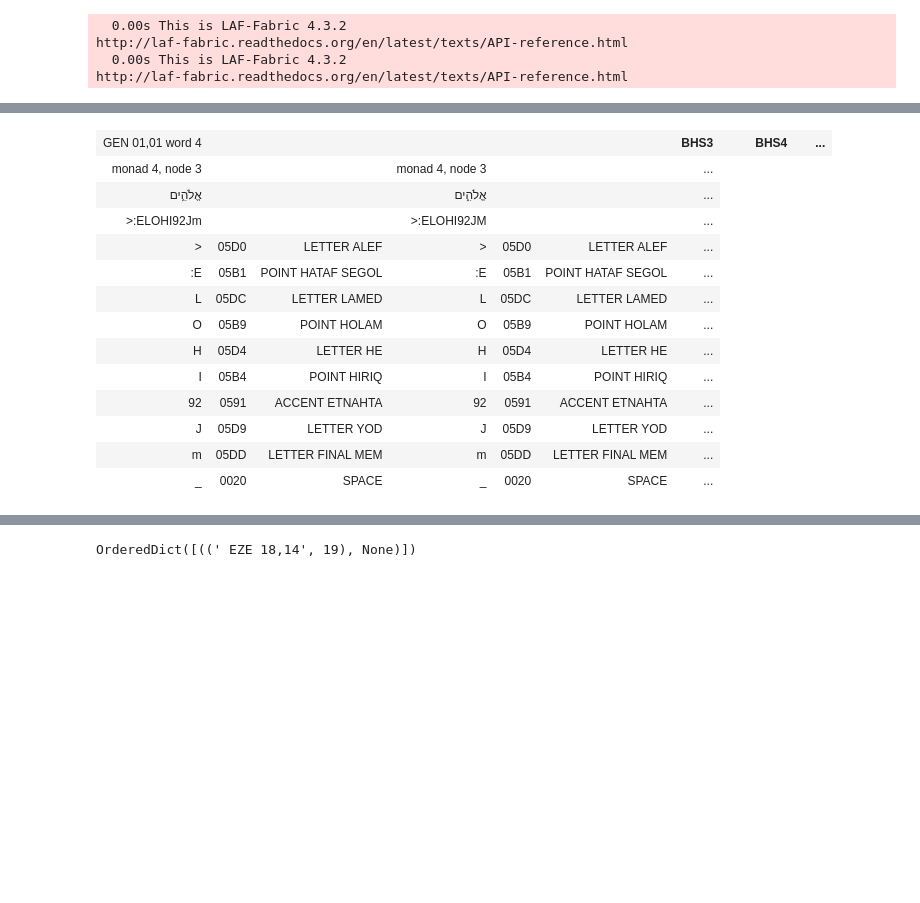
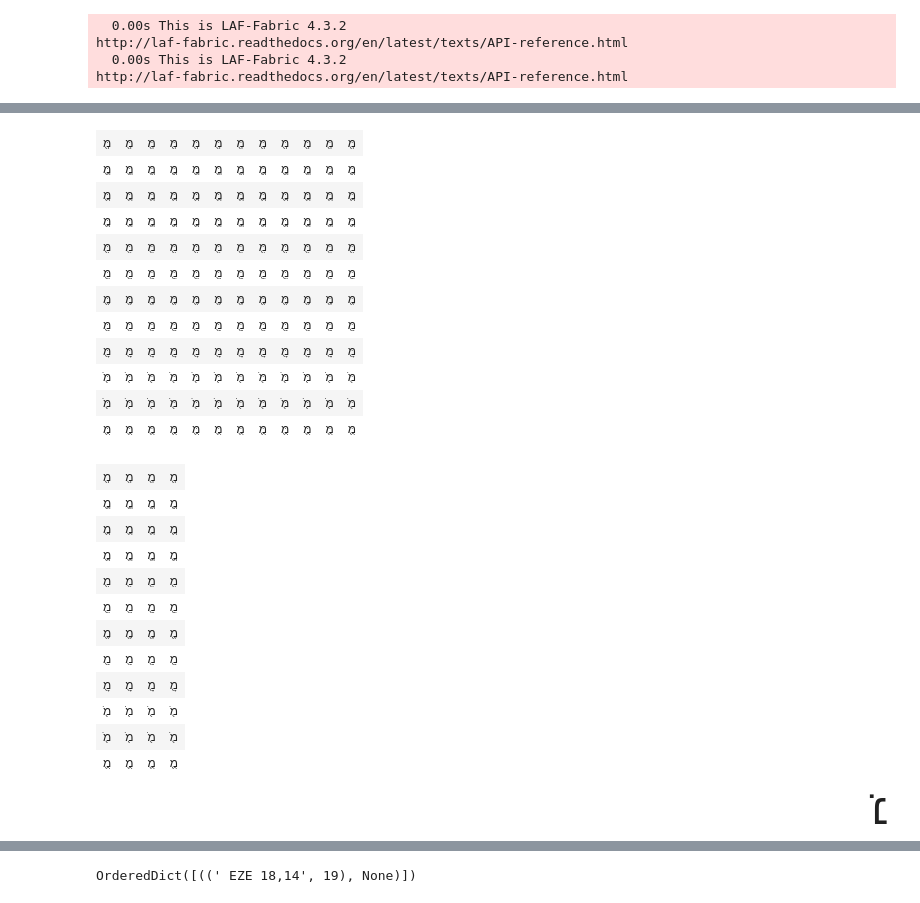
Before and after one commit to MartijnETCBC/laf-fabric-nbs, a Jupyter notebook: text/Showcases 3 versus 4.ipynb, the cells around one changed output, grey strips where cells are left out. Drawn from its saved outputs; the diff is of its cells as text; code cells hidden in the pictures; blank space fills up the shorter version.

```diff
--- a/text/Showcases 3 versus 4.ipynb
+++ b/text/Showcases 3 versus 4.ipynb
@@ -208,17 +159,0 @@ def write_cases(elist, oh):
-# %%
-show_case(' GEN 01,01', 4)
-# %% [output]
-| GEN 01,01 word 4 |  |  |  |  |  | BHS3 |  |  | BHS4 |  | ... |
-| monad 4, node 3 |  |  | monad 4, node 3 |  |  | ... |
-| אֱלֹהִ֑ים |  |  | אֱלֹהִ֑ים |  |  | ... |
-| >:ELOHI92Jm |  |  | >:ELOHI92JM |  |  | ... |
-| > | 05D0 | LETTER ALEF | > | 05D0 | LETTER ALEF | ... |
-| :E | 05B1 | POINT HATAF SEGOL | :E | 05B1 | POINT HATAF SEGOL | ... |
-| L | 05DC | LETTER LAMED | L | 05DC | LETTER LAMED | ... |
-| O | 05B9 | POINT HOLAM | O | 05B9 | POINT HOLAM | ... |
-| H | 05D4 | LETTER HE | H | 05D4 | LETTER HE | ... |
-| I | 05B4 | POINT HIRIQ | I | 05B4 | POINT HIRIQ | ... |
-| 92 | 0591 | ACCENT ETNAHTA | 92 | 0591 | ACCENT ETNAHTA | ... |
-| J | 05D9 | LETTER YOD | J | 05D9 | LETTER YOD | ... |
-| m | 05DD | LETTER FINAL MEM | m | 05DD | LETTER FINAL MEM | ... |
-| _ | 0020 | SPACE | _ | 0020 | SPACE | ... |
@@ -224,0 +296,32 @@ show_case(' GEN 01,01', 4)
+# %%
+check_dagesh_accent_vowel_pos('\u05DE', '\u0596')
+check_accent_vowel_pos('\u05DE', '\u0596')
+# %% [output]
+| מְּ֖ | מְּ֖ | מְּ֖ | מְּ֖ | מְּ֖ | מְּ֖ | מְּ֖ | מְּ֖ | מְּ֖ | מְּ֖ | מְּ֖ | מְּ֖ |
+| מֱּ֖ | מֱּ֖ | מֱּ֖ | מֱּ֖ | מֱּ֖ | מֱּ֖ | מֱּ֖ | מֱּ֖ | מֱּ֖ | מֱּ֖ | מֱּ֖ | מֱּ֖ |
+| מֲּ֖ | מֲּ֖ | מֲּ֖ | מֲּ֖ | מֲּ֖ | מֲּ֖ | מֲּ֖ | מֲּ֖ | מֲּ֖ | מֲּ֖ | מֲּ֖ | מֲּ֖ |
+| מֳּ֖ | מֳּ֖ | מֳּ֖ | מֳּ֖ | מֳּ֖ | מֳּ֖ | מֳּ֖ | מֳּ֖ | מֳּ֖ | מֳּ֖ | מֳּ֖ | מֳּ֖ |
+| מִּ֖ | מִּ֖ | מִּ֖ | מִּ֖ | מִּ֖ | מִּ֖ | מִּ֖ | מִּ֖ | מִּ֖ | מִּ֖ | מִּ֖ | מִּ֖ |
+| מֵּ֖ | מֵּ֖ | מֵּ֖ | מֵּ֖ | מֵּ֖ | מֵּ֖ | מֵּ֖ | מֵּ֖ | מֵּ֖ | מֵּ֖ | מֵּ֖ | מֵּ֖ |
+| מֶּ֖ | מֶּ֖ | מֶּ֖ | מֶּ֖ | מֶּ֖ | מֶּ֖ | מֶּ֖ | מֶּ֖ | מֶּ֖ | מֶּ֖ | מֶּ֖ | מֶּ֖ |
+| מַּ֖ | מַּ֖ | מַּ֖ | מַּ֖ | מַּ֖ | מַּ֖ | מַּ֖ | מַּ֖ | מַּ֖ | מַּ֖ | מַּ֖ | מַּ֖ |
+| מָּ֖ | מָּ֖ | מָּ֖ | מָּ֖ | מָּ֖ | מָּ֖ | מָּ֖ | מָּ֖ | מָּ֖ | מָּ֖ | מָּ֖ | מָּ֖ |
+| מֹּ֖ | מֹּ֖ | מֹּ֖ | מֹּ֖ | מֹּ֖ | מֹּ֖ | מֹּ֖ | מֹּ֖ | מֹּ֖ | מֹּ֖ | מֹּ֖ | מֹּ֖ |
+| מֺּ֖ | מֺּ֖ | מֺּ֖ | מֺּ֖ | מֺּ֖ | מֺּ֖ | מֺּ֖ | מֺּ֖ | מֺּ֖ | מֺּ֖ | מֺּ֖ | מֺּ֖ |
+| מֻּ֖ | מֻּ֖ | מֻּ֖ | מֻּ֖ | מֻּ֖ | מֻּ֖ | מֻּ֖ | מֻּ֖ | מֻּ֖ | מֻּ֖ | מֻּ֖ | מֻּ֖ |
+| מְ֖ | מְ֖ | מְ֖ | מְ֖ |
+| מֱ֖ | מֱ֖ | מֱ֖ | מֱ֖ |
+| מֲ֖ | מֲ֖ | מֲ֖ | מֲ֖ |
+| מֳ֖ | מֳ֖ | מֳ֖ | מֳ֖ |
+| מִ֖ | מִ֖ | מִ֖ | מִ֖ |
+| מֵ֖ | מֵ֖ | מֵ֖ | מֵ֖ |
+| מֶ֖ | מֶ֖ | מֶ֖ | מֶ֖ |
+| מַ֖ | מַ֖ | מַ֖ | מַ֖ |
+| מָ֖ | מָ֖ | מָ֖ | מָ֖ |
+| מֹ֖ | מֹ֖ | מֹ֖ | מֹ֖ |
+| מֺ֖ | מֺ֖ | מֺ֖ | מֺ֖ |
+| מֻ֖ | מֻ֖ | מֻ֖ | מֻ֖ |
+# %%
+hebuni('\u05C6\u0307')
+# %% [output]
+׆̇
```
Also changed, not shown: parts of 12 cells of this notebook.
